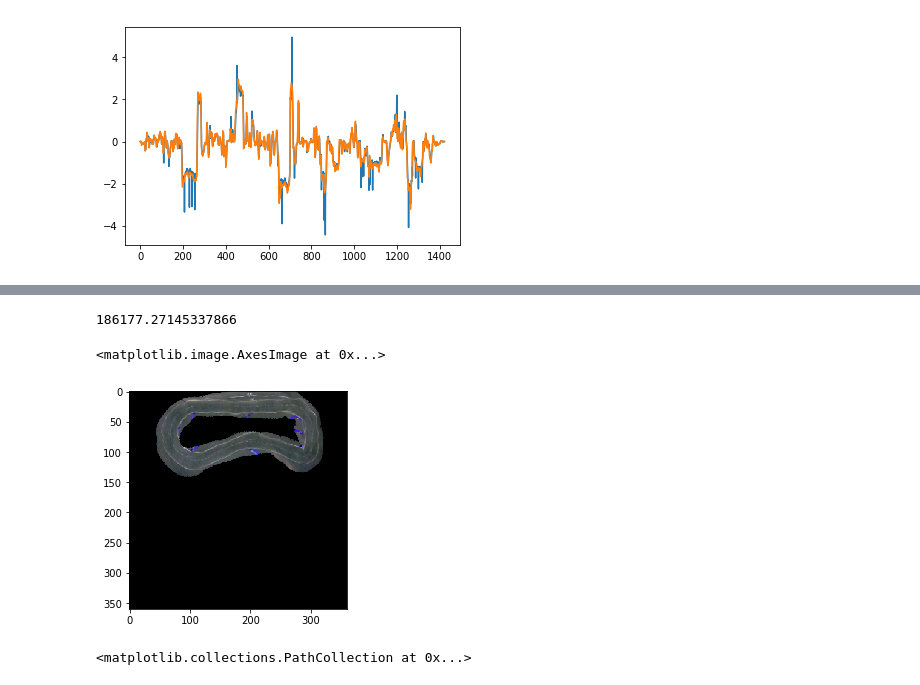
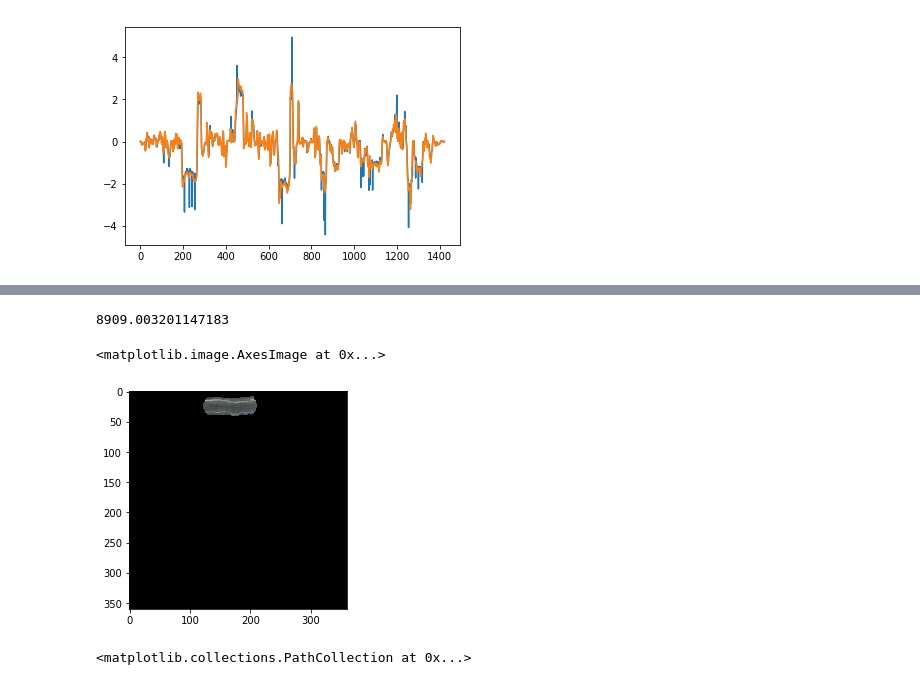
Before and after one commit to a1k0n/cycloid, a Jupyter notebook: tools/bundleadj/lights.ipynb, the cells around one changed output, grey strips where cells are left out. Saved outputs shown, nothing was run; the diff lists cells and outputs as text; code cells hidden in the pictures.

```diff
--- a/tools/bundleadj/lights.ipynb
+++ b/tools/bundleadj/lights.ipynb
@@ -662,7 +660,7 @@ yspc = 12/ceilheight
 #yspc = 12/ceilheight
 floorheight = 0.23 / ceilheight  # it stands 90mm off the ground, which is almost exactly 0.3 feet (4")
 
-floorlut = frontend.genlut()[0]
+floorlut, origpts = frontend.genlut()
 fxy = floorlut[:2] / floorlut[2]
 floormask = (floorlut[2] < 0) & (np.sum(fxy**2, axis=0) < 16**2) & (np.sum(origpts**2, axis=2) < 6**2) & (gray > 50)
 fpts = floorheight * fxy[:, floormask]
@@ -731,35 +729,35 @@ for frame in recordreader.RecordIterator(f):
     ])
     R=cv2.Rodrigues(np.array([0, (22.-90)*np.pi/180., 0]))[0]
     R = np.dot(np.array([[0, 1, 0], [1, 0, 0], [0, 0, 1]]), R)
 
     for gp in mkgrid(xspc, yspc, 101, *-b)[0]:
         cv2.circle(bgr, (int(gp[0]), int(gp[1])), 3, (255, 0, 0), 1)
     bgr[~(ceilmask | floormask)] //= 3
     vframe = np.zeros((360, 640, 3), np.uint8)
     vframe[:, :480] = cv2.resize(bgr, (480, 360), cv2.INTER_LINEAR)
     # remaining area is 160x360
     vframe[:, 480:] = fview[:160, :, :].transpose((1, 0, 2))
     vidout.write(vframe)
 
     cv2.imshow("vframe", vframe)
     #cv2.imshow("ceilmap", cv2.resize(
     #    (ceilmapY / ceilmapN).astype(np.uint8), (cmapsz*16, cmapsz*16), interpolation=cv2.INTER_NEAREST))
     #cv2.imshow("front", cv2.fisheye.undistortImage(bgr, K=K, D=dist, Knew=np.dot(Knew, R), new_size=(640, 360)))
     #cv2.imshow("map", fview[::-1])
     k = cv2.waitKey(1)
     if k == ord('q'):
         break
 
 f.close()
 del vidout
 print(totalc)
 cv2.destroyAllWindows()
 cv2.waitKey(1)
 plt.imshow(floormapbgr / floormapN[:, :, None] / 255.0)
 # %% [output]
-186177.27145337866
+8909.003201147183
 <matplotlib.image.AxesImage at 0x...>
-[figure, old version]
+[figure, new version]
 # %%
 plt.scatter(p[:, 0], p[:, 1])
 # %% [output]
```
Also changed, not shown: parts of 19 cells of this notebook, 4 other files.
